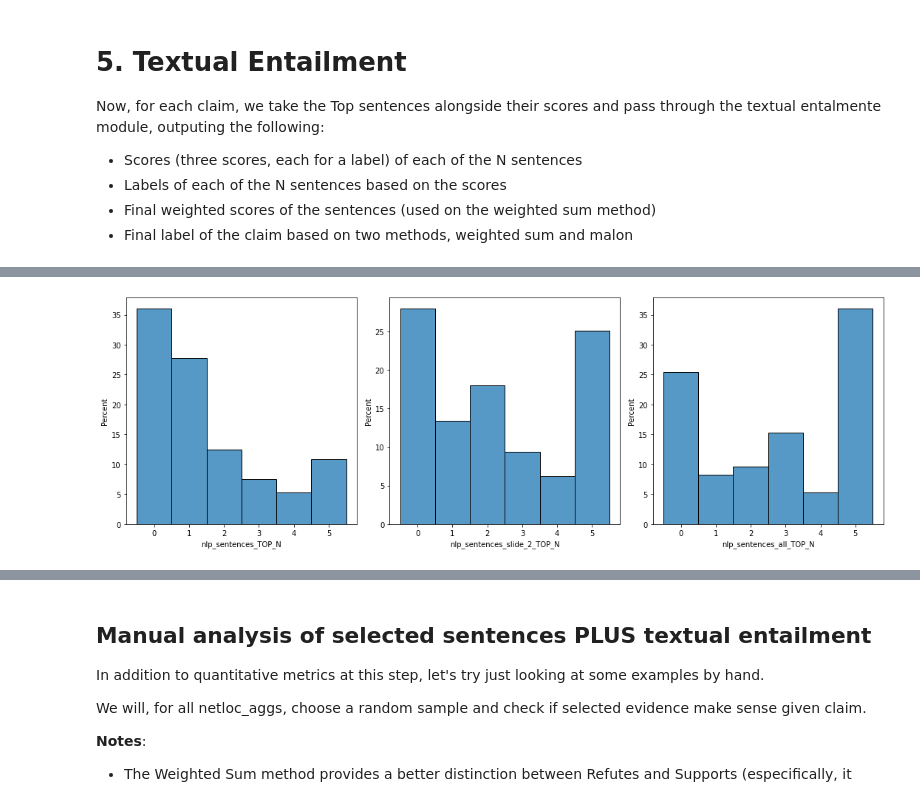
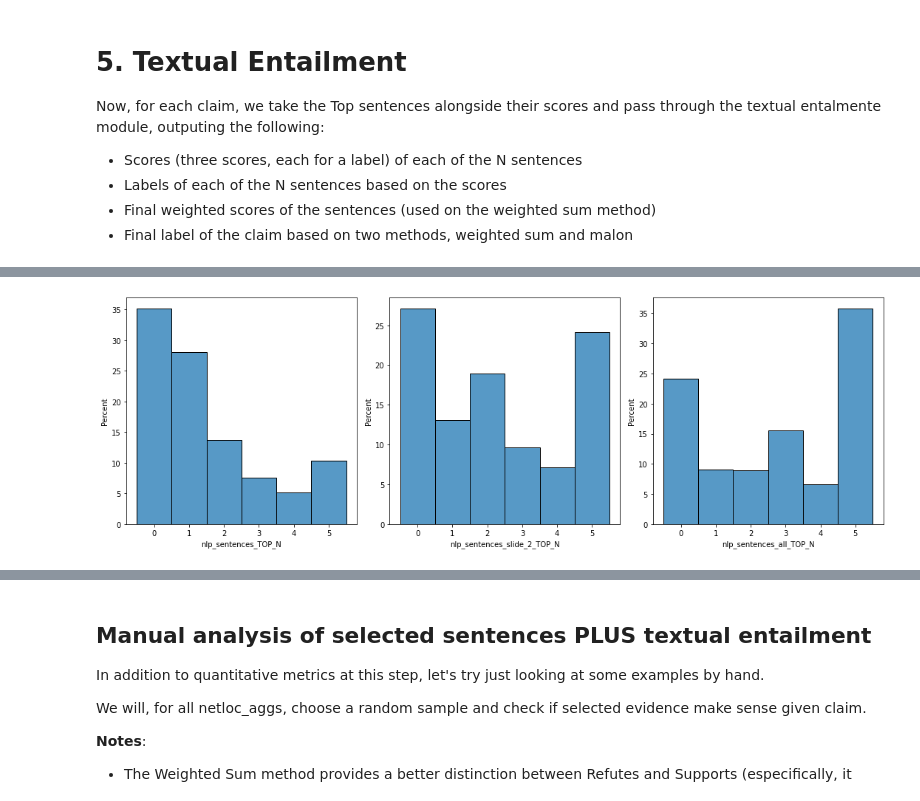
Before and after one commit to gabrielmaia7/RSP, a Jupyter notebook: support_classification_pipeline_test.ipynb, the cells around one changed output, grey strips where cells are left out. Saved outputs shown, nothing was run; the diff lists cells and outputs as text; code cells hidden in the pictures.

```diff
--- a/support_classification_pipeline_test.ipynb
+++ b/support_classification_pipeline_test.ipynb
@@ -1166,14 +1381,23 @@ Name: 0, dtype: object
 # %%
 fig, ax = plt.subplots(1,3,figsize=(15,5))
 
-sns.histplot(textual_entailment_df.nlp_sentences_TOP_N.apply(len), ax=ax[0], stat='percent', discrete=True)
-sns.histplot(textual_entailment_df.nlp_sentences_slide_2_TOP_N.apply(len), ax=ax[1], stat='percent', discrete=True)
-sns.histplot(textual_entailment_df.nlp_sentences_all_TOP_N.apply(len), ax=ax[2], stat='percent', discrete=True)
+sns.histplot(
+    textual_entailment_df.nlp_sentences_TOP_N.apply(lambda x : len([xx for xx in x if xx['score'] > SCORE_THRESHOLD])),
+    ax=ax[0], stat='percent', discrete=True
+)
+sns.histplot(
+    textual_entailment_df.nlp_sentences_slide_2_TOP_N.apply(lambda x : len([xx for xx in x if xx['score'] > SCORE_THRESHOLD])),
+    ax=ax[1], stat='percent', discrete=True
+)
+sns.histplot(
+    textual_entailment_df.nlp_sentences_all_TOP_N.apply(lambda x : len([xx for xx in x if xx['score'] > SCORE_THRESHOLD])),
+    ax=ax[2], stat='percent', discrete=True
+)
 
 plt.tight_layout()
 plt.show()
 
 # We see the majority of claims (between 65% and 75%) have at least one sentence selected as relevant.
 # Let's get the all_TOP_N percentage of non-zeroes per netloc
 # %% [output]
-[figure, old version]
+[figure, new version]
```
Also changed, not shown: parts of 36 cells of this notebook, 7 other files.
